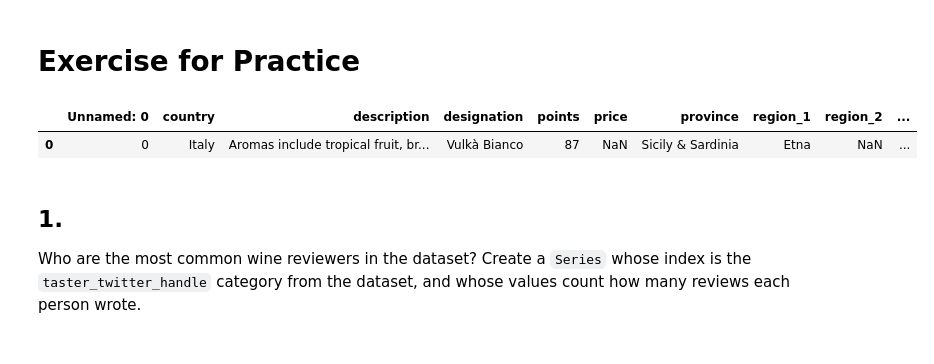
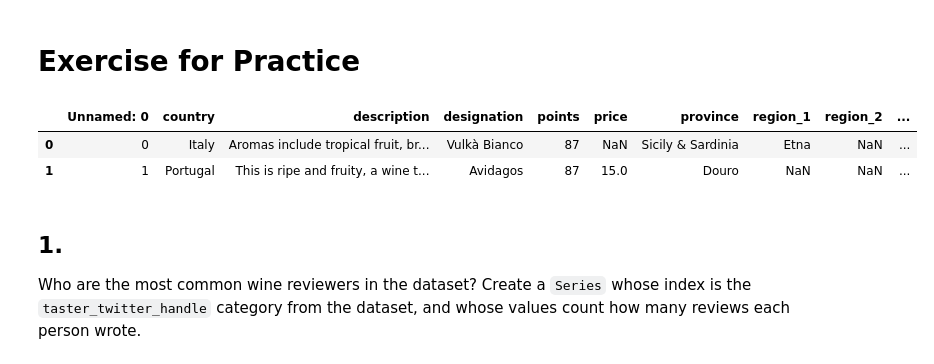
Before and after one commit to kumbhat10/Data_Science_in_Python, a Jupyter notebook: Learning_Pandas/Grouping_and_Sorting.ipynb, the cells around one changed output. Saved outputs shown, nothing was run; the diff lists cells and outputs as text; code cells hidden in the pictures.

```diff
--- a/Learning_Pandas/Grouping_and_Sorting.ipynb
+++ b/Learning_Pandas/Grouping_and_Sorting.ipynb
@@ -309,10 +293,11 @@ countries_reviewed.sort_values(by= ['country','len'])
 # %% [markdown]
 # **Exercise for Practice**
 # %%
-reviews.head(1)
+reviews.head(2)
 # %% [output]
 |  | Unnamed: 0 | country | description | designation | points | price | province | region_1 | region_2 | ... |
 | 0 | 0 | Italy | Aromas include tropical fruit, br... | Vulkà Bianco | 87 | NaN | Sicily & Sardinia | Etna | NaN | ... |
+| 1 | 1 | Portugal | This is ripe and fruity, a wine t... | Avidagos | 87 | 15.0 | Douro | NaN | NaN | ... |
 # %% [markdown]
 ## 1.
 Who are the most common wine reviewers in the dataset? Create a `Series` whose index is the `taster_twitter_handle` category from the dataset, and whose values count how many reviews each person wrote.
```
Also changed, not shown: parts of 38 cells of this notebook.
